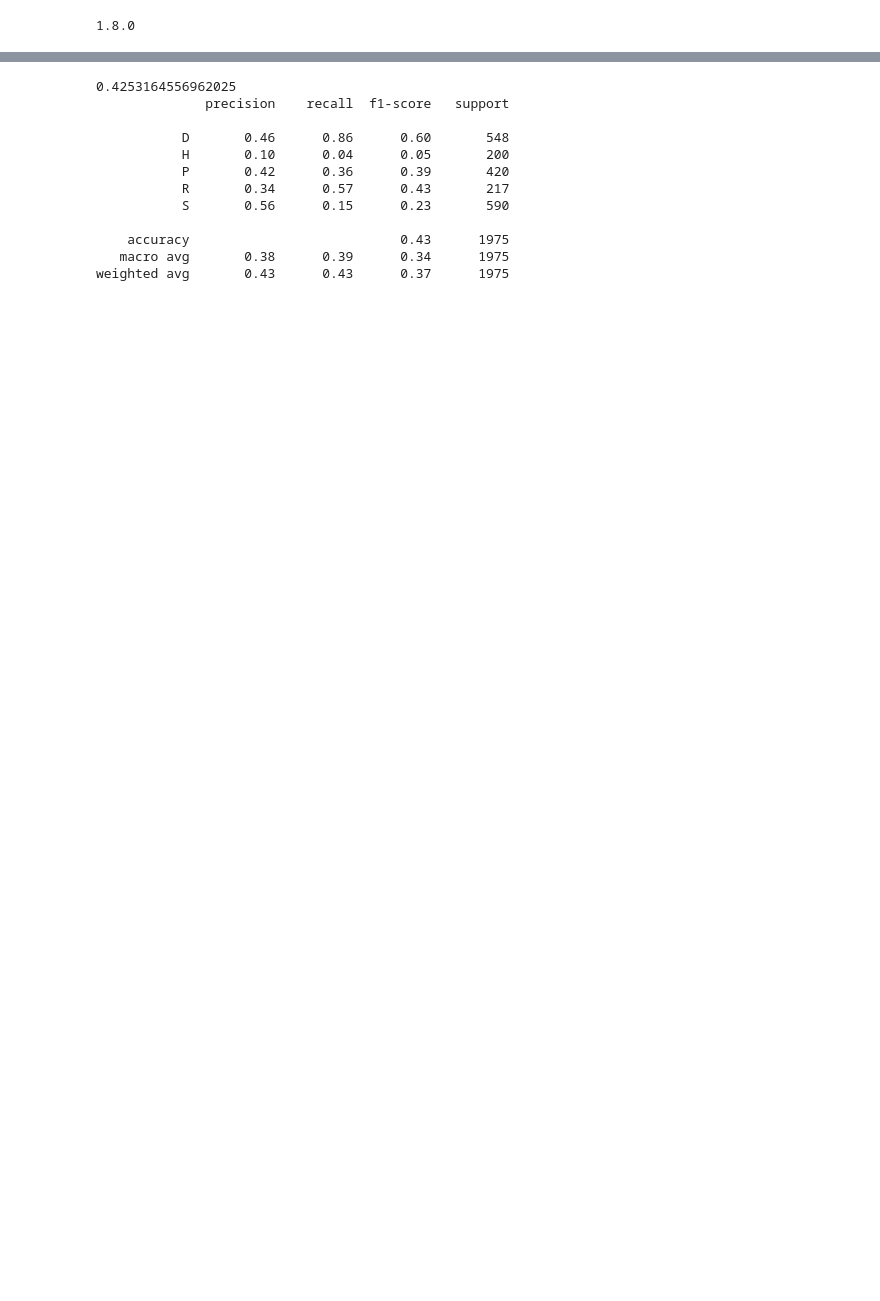
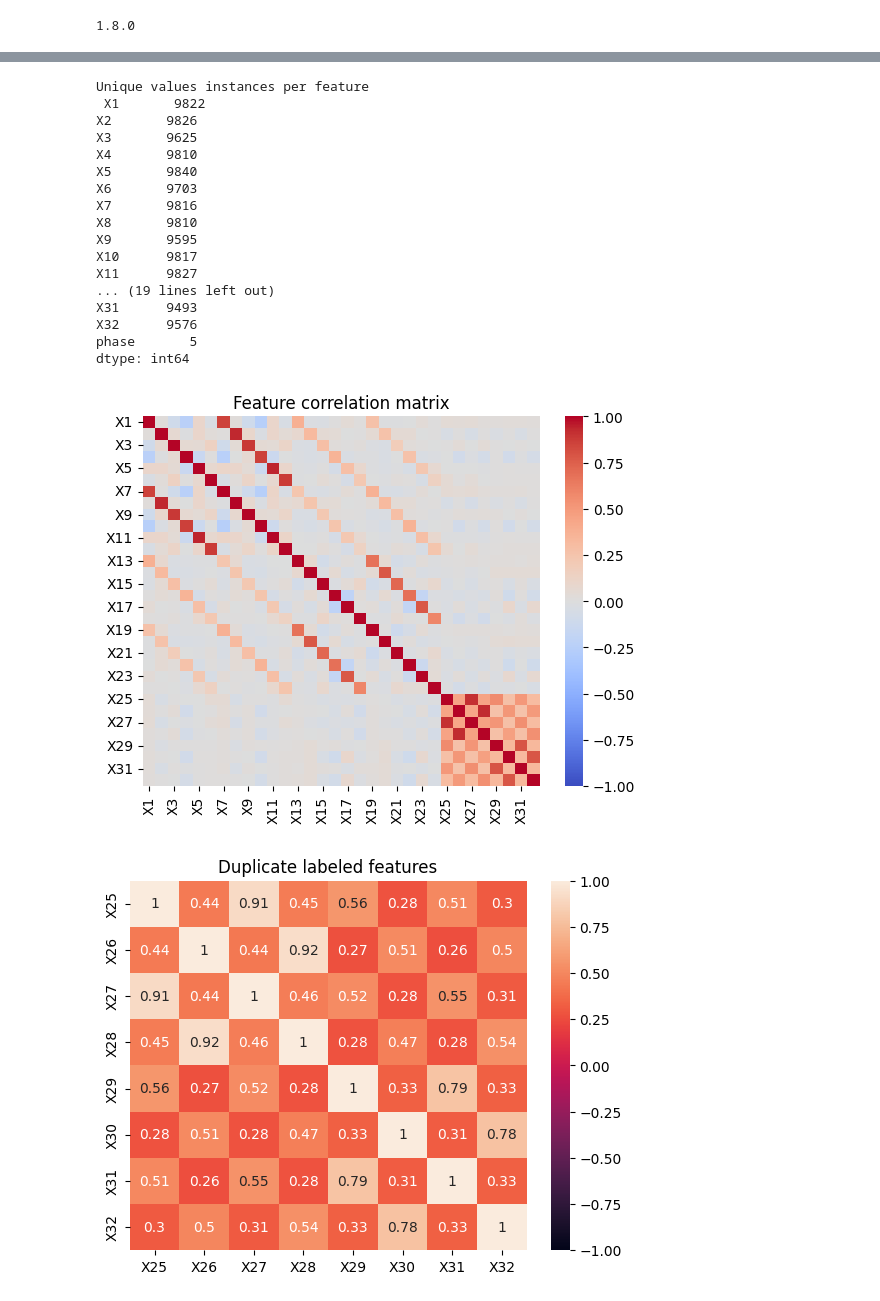
Before and after one commit to 4yala/NotebooksML, a Jupyter notebook: HandGesture.ipynb, the cells around one changed output, grey strips where cells are left out. Cells and saved outputs as stored; diff of their text form; code cells hidden in the pictures; blank space fills up the shorter version.

```diff
--- a/HandGesture.ipynb
+++ b/HandGesture.ipynb
@@ -195,16 +35,63 @@ y_pred_no_pca = logreg_no_pca.predict(X_test)
-# %%
-print(accuracy_score(y_test, y_pred_no_pca))
-print(classification_report(y_test, y_pred_no_pca))
-# %% [output]
-0.4253164556962025
-              precision    recall  f1-score   support
-
-           D       0.46      0.86      0.60       548
-           H       0.10      0.04      0.05       200
-           P       0.42      0.36      0.39       420
-           R       0.34      0.57      0.43       217
-           S       0.56      0.15      0.23       590
-
-    accuracy                           0.43      1975
-   macro avg       0.38      0.39      0.34      1975
-weighted avg       0.43      0.43      0.37      1975
+# %%
+#Loading data
+dataset = fetch_openml(data_id=4538, as_frame=False)
+df = pd.DataFrame(dataset.data, columns=dataset.feature_names)
+df['phase'] = dataset.target
+
+#Visualising data--------------------
+print("Unique values instances per feature\n", df.nunique())
+
+#Correlation matrix
+corr_matrix = df.iloc[:, :-1].astype(float).corr()
+sns.heatmap(corr_matrix, cmap="coolwarm", vmin=-1, vmax=1)
+plt.title("Feature correlation matrix")
+plt.show()
+
+#Duplicate label correlation matrix
+duplicate_set = df.iloc[:, 24:32].astype(float)
+corr_duplicates = duplicate_set.corr();
+sns.heatmap(corr_duplicates, annot=True, vmin =-1, vmax=1)
+plt.title("Duplicate labeled features")
+plt.show()
+
+#Duplicate feature comparison
+plt.plot(df['X25'].iloc[:500], label ='X25')
+plt.plot(df['X29'].iloc[:500], label ='X29')
+plt.legend()
+plt.title("Scalar velocity left hand comparison")
+plt.show()
+
+#Logical correlation matrix (Velocity)
+velocity_set = df.iloc[:, 0:12].astype(float)
+corr_velocity = velocity_set.corr();
+sns.heatmap(corr_velocity, annot=True, vmin =-1, vmax=1)
+plt.title("Logically correlated features (velocity) ")
+plt.show()
+
+#Logical correlation matrix (Acceleration)
+acceleration_set = df.iloc[:, 12:24].astype(float)
+corr_acceleration = acceleration_set.corr();
+sns.heatmap(corr_acceleration, annot=True, vmin =-1, vmax=1)
+plt.title("Logically correlated features (acceleration) ")
+plt.show()
+#--------------------------------
+# %% [output]
+Unique values instances per feature
+ X1       9822
+X2       9826
+X3       9625
+X4       9810
+X5       9840
+X6       9703
+X7       9816
+X8       9810
+X9       9595
+X10      9817
+X11      9827
+... (19 lines left out)
+X31      9493
+X32      9576
+phase       5
+dtype: int64
+[figure, added]
+[figure, added]
```
Also changed, not shown: parts of 27 cells of this notebook, 1 other file.
